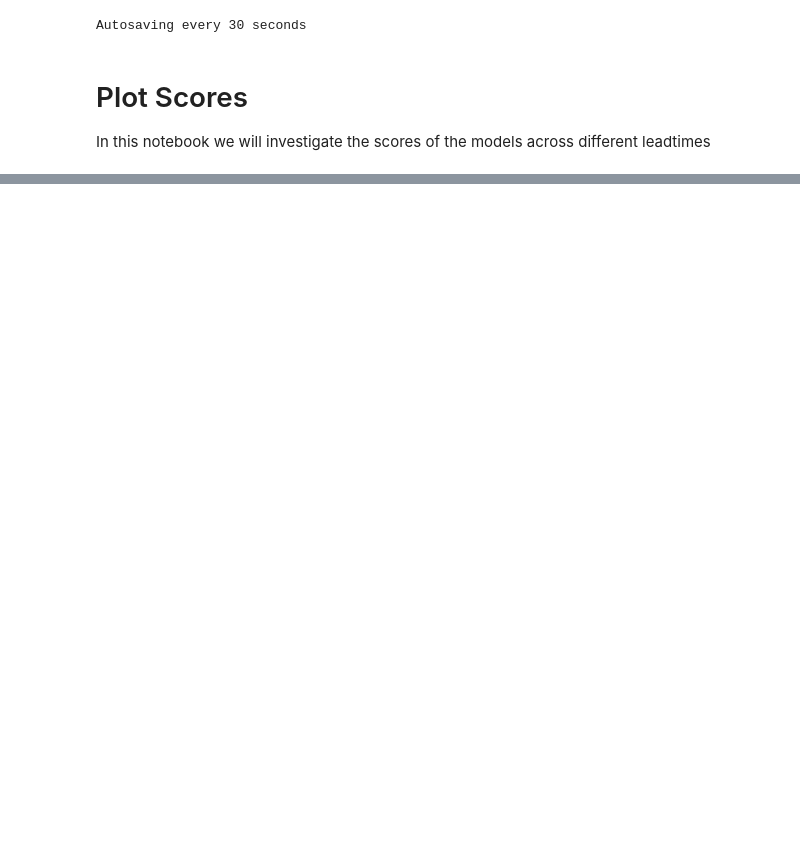
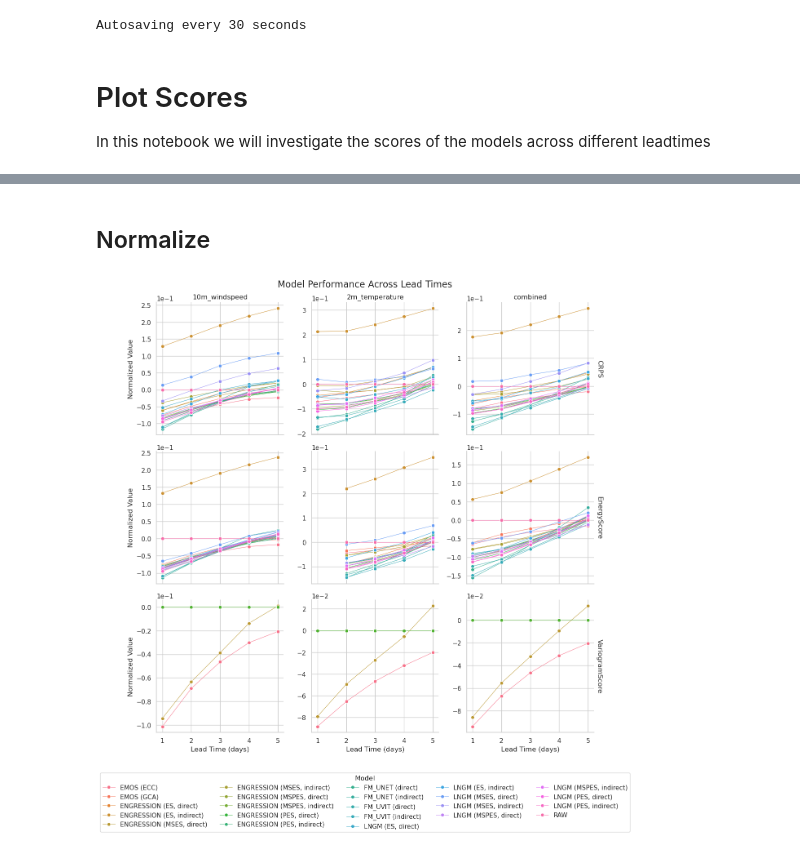
Before and after one commit to m-j-w-f/GenPP, a Jupyter notebook: src/genpp/eval/plot_scores.ipynb, the cells around one changed output, grey strips where cells are left out. Saved outputs shown, nothing was run; the diff lists cells and outputs as text; code cells hidden in the pictures; blank space fills up the shorter version.

Commit message:
new plots

```diff
--- a/src/genpp/eval/plot_scores.ipynb
+++ b/src/genpp/eval/plot_scores.ipynb
@@ -345,0 +240,70 @@ show(layout)
+# %% [markdown]
+## Normalize
+# %%
+df_plot = (
+    df_plot.join(
+        # Get the RAW values for each combination
+        df_plot.filter(pl.col("model_method") == "RAW")
+        .select(["timedelta", "score", "variable", "value"])
+        .rename({"value": "raw_value"}),
+        on=["timedelta", "score", "variable"],
+        how="left",
+    )
+    .with_columns(
+        # Calculate normalized value
+        ((pl.col("value") - pl.col("raw_value")) / pl.col("raw_value")).alias("normalized_value")
+    )
+    .drop("raw_value")
+)  # Remove the temporary raw_value column
+# %%
+# Convert to pandas for seaborn FacetGrid (works better with pandas)
+df_pandas = df_plot.to_pandas()
+
+# Get unique scores and variables to determine grid layout
+n_scores = df_pandas["score"].nunique()
+n_variables = df_pandas["variable"].nunique()
+
+# Create FacetGrid with score as rows and variable as columns
+g = sns.FacetGrid(
+    df_pandas,
+    col="variable",
+    row="score",
+    height=4,
+    aspect=1,
+    sharex=True,
+    sharey=False,
+    margin_titles=True,
+)
+
+# Plot lines for each model+method
+g.map_dataframe(
+    sns.lineplot,
+    x="days",
+    y="normalized_value",
+    hue="model_method",
+    style="model_method",
+    marker="o",
+    linewidth=0.7,
+    dashes=False,
+)
+
+# Format y-axes with scientific notation for large numbers
+for ax in g.axes.flat:
+    ax.ticklabel_format(style="scientific", axis="y", scilimits=(0, 0))
+
+# Add legend below the plot with multiple columns
+handles, labels = g.axes.flat[0].get_legend_handles_labels()
+g.figure.legend(
+    handles, labels, title="Model", bbox_to_anchor=(0.5, -0.02), loc="upper center", ncol=5
+)
+
+# Set labels
+g.set_axis_labels("Lead Time (days)", "Normalized Value")
+g.set_titles(col_template="{col_name}", row_template="{row_name}")
+
+plt.subplots_adjust(top=0.95)
+g.figure.suptitle("Model Performance Across Lead Times", fontsize=16)
+plt.tight_layout()
+plt.show()
+# %% [output]
+[figure, added]
```
Also changed, not shown: parts of 9 cells of this notebook, 4 other files.
